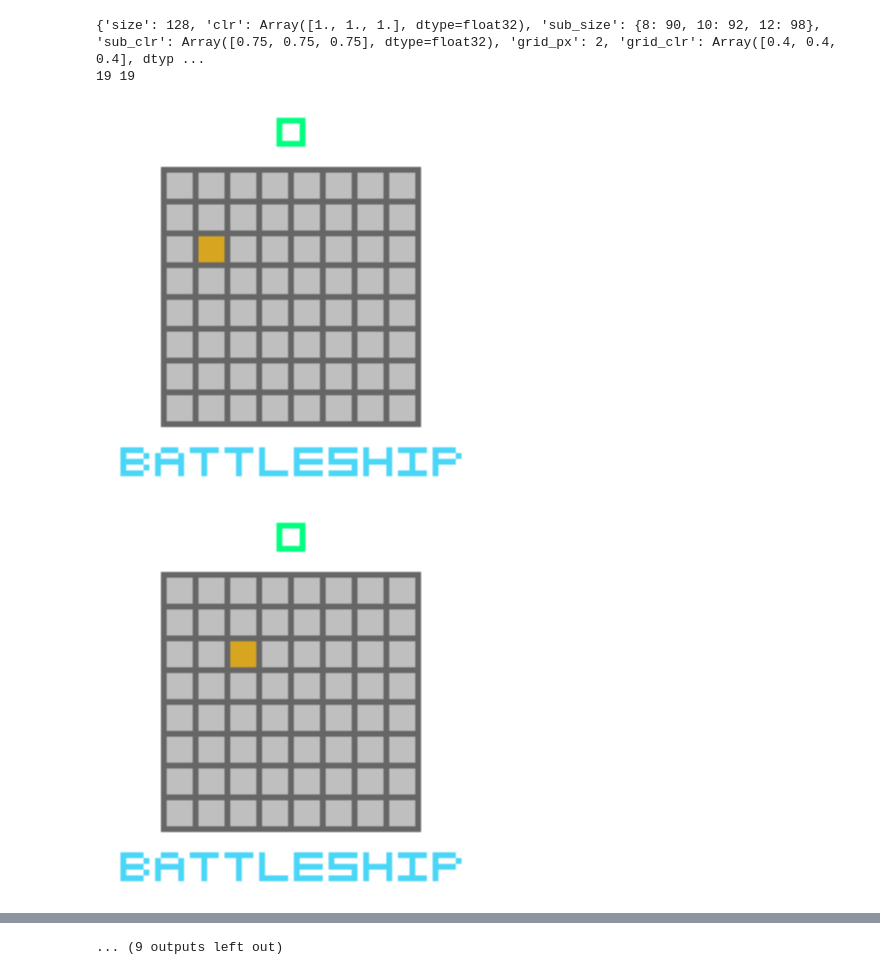
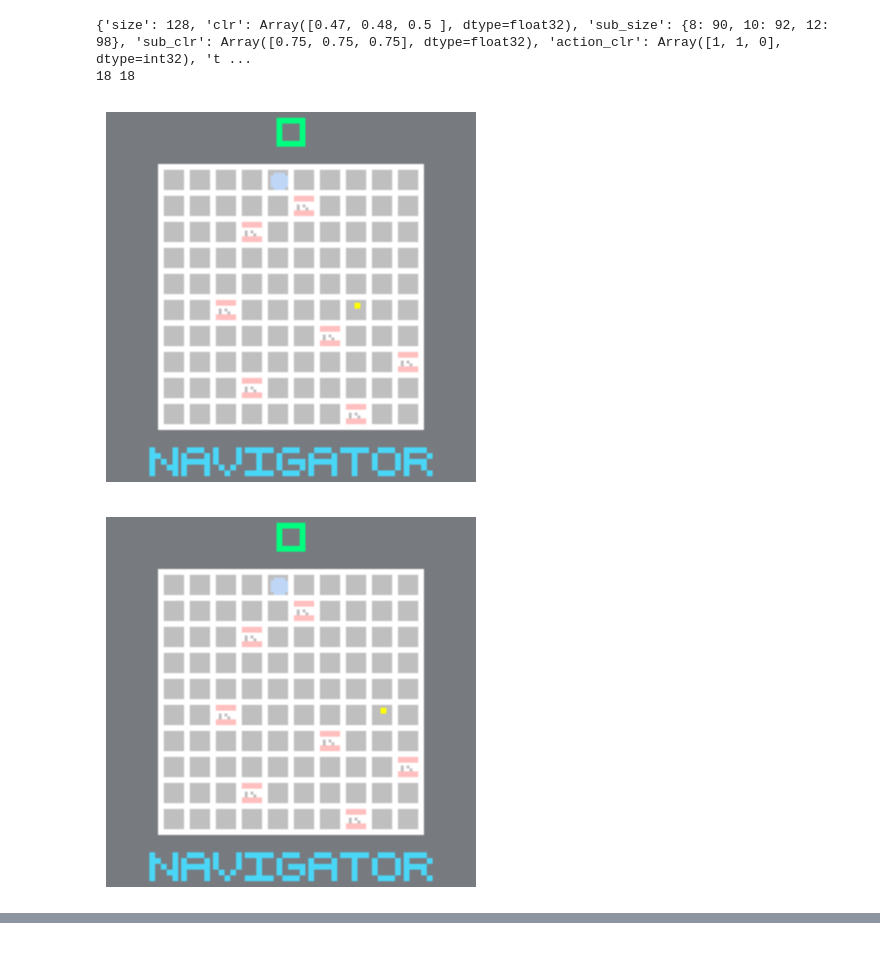
Before and after one commit to bolt-research/popgym-arcade, a Jupyter notebook: obs_test.ipynb, the cells around one changed output, grey strips where cells are left out. Cells and saved outputs as stored; diff of their text form; code cells hidden in the pictures.

Commit message:
update Grid games

```diff
--- a/obs_test.ipynb
+++ b/obs_test.ipynb
@@ -5,7 +5,7 @@ from matplotlib import pyplot as plt
 
 # Create both POMDP and MDP env variants
 pomdp, pomdp_params = popgym_arcade.make("CartPoleEasy", partial_obs=True, obs_size=128)
-mdp, mdp_params = popgym_arcade.make("BattleShipEasy", partial_obs=False, obs_size=128)
+mdp, mdp_params = popgym_arcade.make("NavigatorMedium", partial_obs=False, obs_size=128)
 
 # Let's vectorize and compile the envs
 # Note when you are training a policy, it is better to compile your policy_update rather than the env_step
@@ -18,35 +18,35 @@ mdp_step = jax.jit(jax.vmap(mdp.step, in_axes=(0, 0, 0, None)))
 n_envs = 4
 # Initialize PRNG keys
 key = jax.random.key(0)
 reset_keys = jax.random.split(key, n_envs)
 
 # Reset environments
 observation, env_state = mdp_reset(reset_keys, pomdp_params)
 
 # Step the POMDPs
-for t in range(20):
+for t in range(2):
     # Propagate some randomness
     action_key, step_key = jax.random.split(jax.random.key(t))
     action_keys = jax.random.split(action_key, n_envs)
     step_keys = jax.random.split(step_key, n_envs)
     # Pick actions at random
     actions = jax.vmap(pomdp.action_space(pomdp_params).sample)(action_keys)
     # Step the env to the next state
     # No need to reset, gymnax automatically resets when done
     observation, env_state, reward, done, info = mdp_step(step_keys, env_state, actions, pomdp_params)
     plt.axis('off')
     plt.imshow(observation[0])
     plt.show()
 
 
 
 # POMDP and MDP variants share states
 # We can plug the POMDP states into the MDP and continue playing
 action_keys = jax.random.split(jax.random.key(t + 1), n_envs)
 step_keys = jax.random.split(jax.random.key(t + 2), n_envs)
 markov_state, env_state, reward, done, info = mdp_step(step_keys, env_state, actions, mdp_params)
 # %% [output]
-{'size': 128, 'clr': Array([1., 1., 1.], dtype=float32), 'sub_size': {8: 90, 10: 92, 12: 98}, 'sub_clr': Array([0.75, 0.75, 0.75], dtype=float32), 'grid_px': 2, 'grid_clr': Array([0.4, 0.4, 0.4], dtyp ...
-19 19
+{'size': 128, 'clr': Array([0.47, 0.48, 0.5 ], dtype=float32), 'sub_size': {8: 90, 10: 92, 12: 98}, 'sub_clr': Array([0.75, 0.75, 0.75], dtype=float32), 'action_clr': Array([1, 1, 0], dtype=int32), 't ...
+18 18
-[figure, old version]
+[figure, new version]
-[figure, old version]
+[figure, new version]
@@ -62,2 +53 @@ markov_state, env_state, reward, done, info = mdp_step(step_keys, env_state, act
-... (9 outputs left out)
 # %%
```
Also changed, not shown: parts of 2 cells of this notebook, 5 other files.
